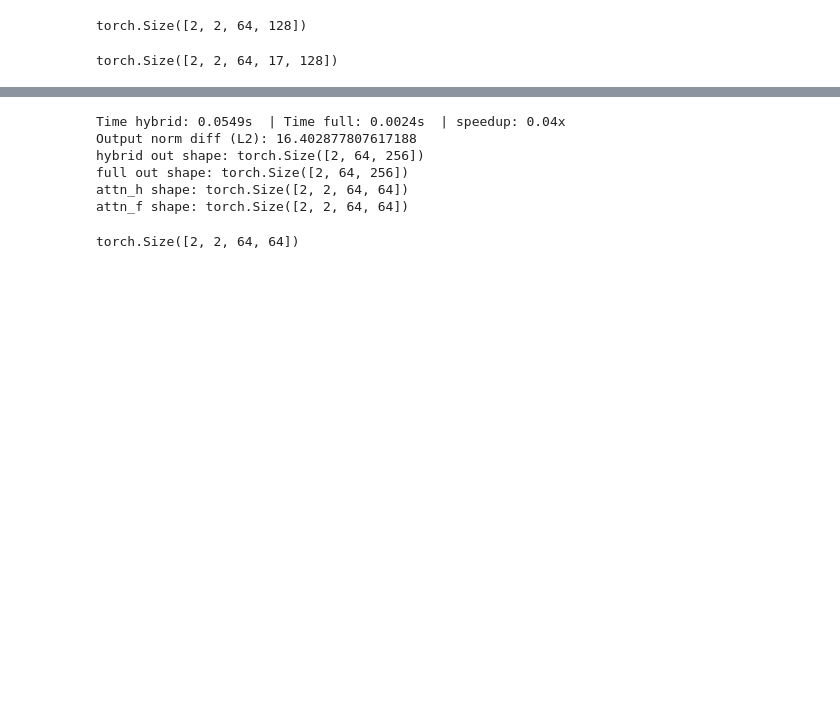
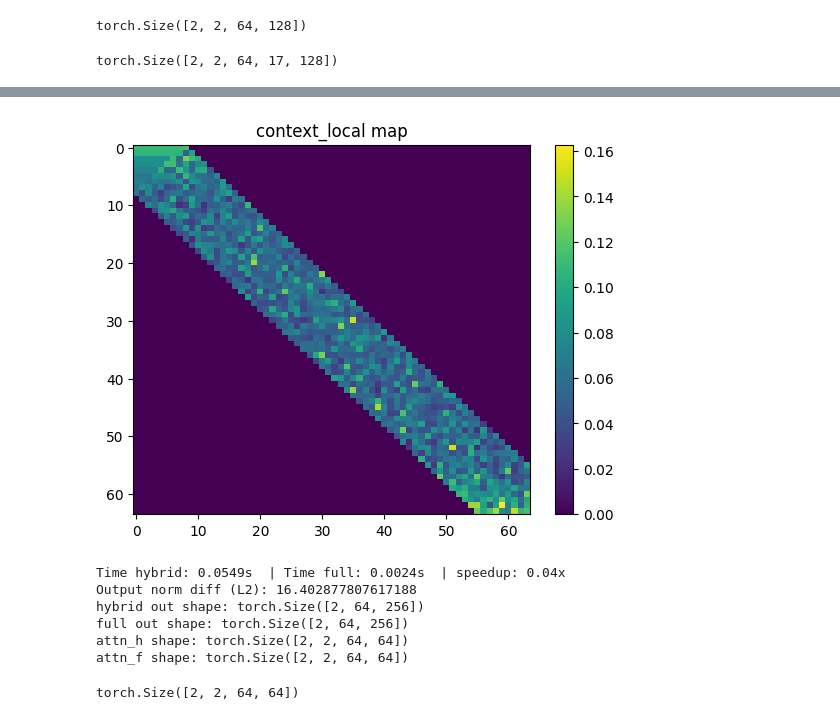
Before and after one commit to Shinichi0713/LLM-fundamental-study, a Jupyter notebook: attention/sparce_attn_src/src/Sparce_Attention_GlobalAttentnion.ipynb, the cells around one changed output, grey strips where cells are left out. Drawn from its saved outputs; the diff is of its cells as text; code cells hidden in the pictures; blank space fills up the shorter version.

```diff
--- a/attention/sparce_attn_src/src/Sparce_Attention_GlobalAttentnion.ipynb
+++ b/attention/sparce_attn_src/src/Sparce_Attention_GlobalAttentnion.ipynb
@@ -126,3 +138,37 @@ plt.show()
+# %%
+# Also optionally return a full-attention-like map for visualization:
+# Build full_attn: (B, T, T) with zeros outside local windows and global slots indicated
+# For memory reasons we build per-batch if requested (here we always build for simplicity)
+full_attn = torch.zeros(B, num_heads, T, T, device=device)
+# fill local parts
+# we'll vectorize: for each offset in kernel_size, compute contribution positions
+offsets = torch.arange(-window, window + 1, device=device)
+# positions matrix: (T, kernel_size) -> indices in [0,T)
+pos_idx = (torch.arange(T, device=device).unsqueeze(1) + offsets.unsqueeze(0)).clamp(0, T - 1)
+# w_local shape (B,H,T,win) -> assign into full_attn[..., pos_idx]
+# We can scatter
+for i in range(kernel_size):
+    idx = pos_idx[:, i]  # (T,)
+    full_attn[..., :, idx] += 0  # no-op to ensure size; below we fill per-batch
+# %%
+# We'll fill per-batch-head with loop over batch/head (small overhead for visualization)
+for b in range(B):
+    for h in range(num_heads):
+        # local
+        for t in range(T):
+            left = max(0, t - window)
+            right = min(T, t + window + 1)
+            win_len = right - left
+            wloc = F.softmax(scores_local[b, h, t, :win_len], dim=-1)
+            full_attn[b, h, t, left:right] = wloc
+
+# ローカルな分散表現
+plt.imshow(full_attn[0, 0].detach().cpu().numpy(), aspect='auto')
+plt.colorbar()
+plt.title("context_local map")
+plt.show()
+# %% [output]
+[figure, added]
 # %%
 # -----------------------------
 # Hybrid Sparse Attention (Local + Global)
```
Also changed, not shown: parts of 8 cells of this notebook, 2 other files.
